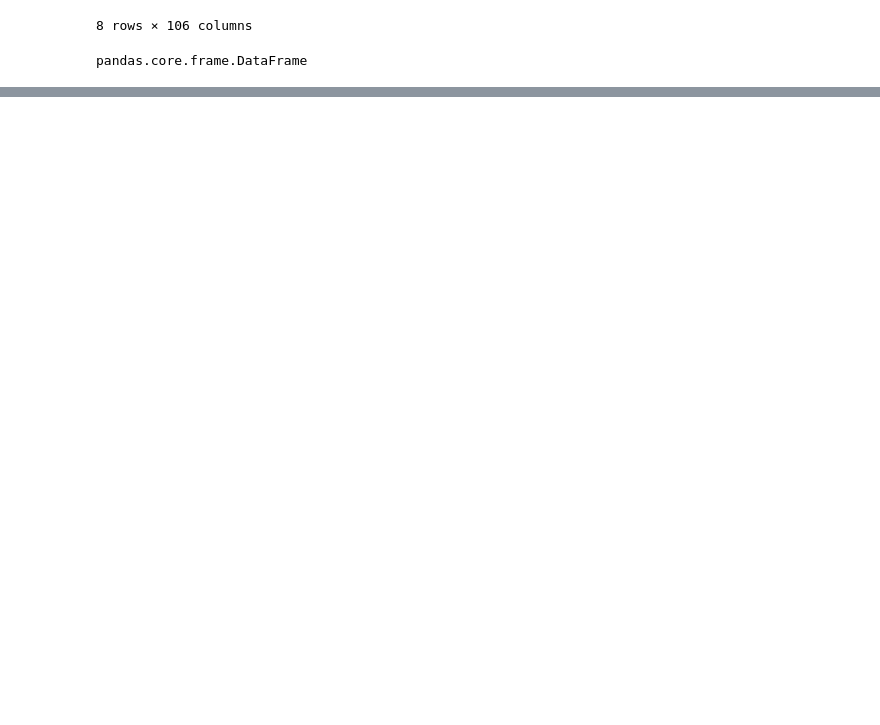
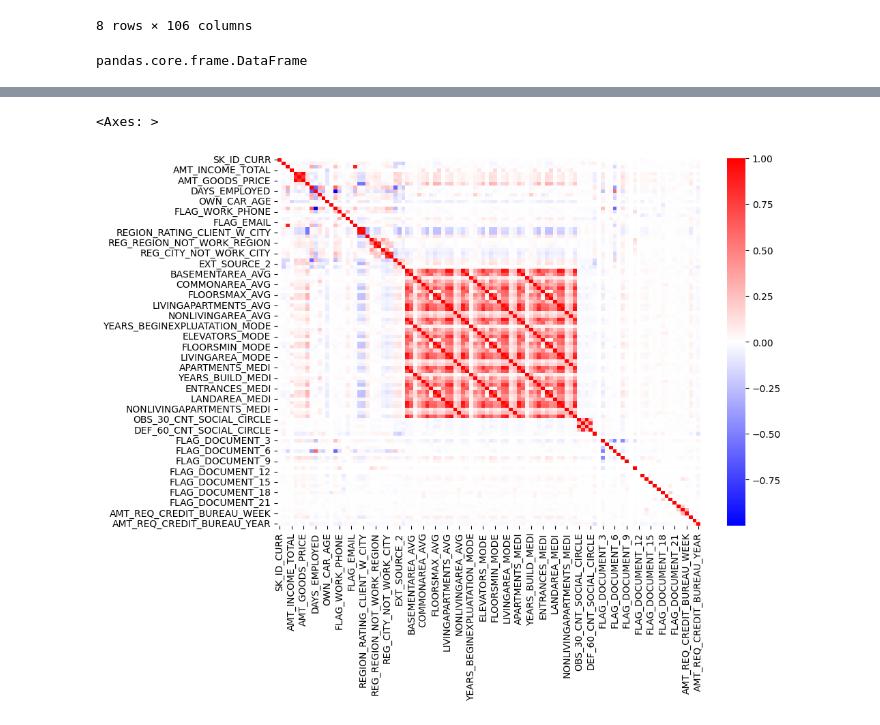
Before and after one commit to ManjariMobi/duplicate, a Jupyter notebook: HouseLoanDataAnalysis.ipynb, the cells around one changed output, grey strips where cells are left out. Drawn from its saved outputs; the diff is of its cells as text; code cells hidden in the pictures; blank space fills up the shorter version.

```diff
--- a/HouseLoanDataAnalysis.ipynb
+++ b/HouseLoanDataAnalysis.ipynb
@@ -57,0 +144,9 @@ pandas.core.frame.DataFrame
+# %%
+plt.figure(figsize=(10,7))
+#sns.heatmap(balanced_df.corr(),cmap="bwr")
+
+numeric_balanced_df = df.select_dtypes(include=np.number)
+sns.heatmap(numeric_balanced_df.corr(),cmap="bwr")
+# %% [output]
+<Axes: >
+[figure, added]
```
Also changed, not shown: parts of 48 cells of this notebook.
